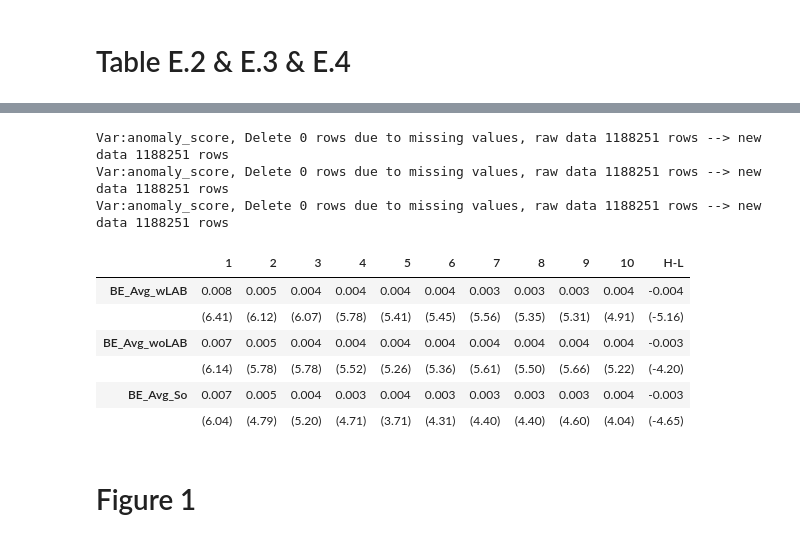
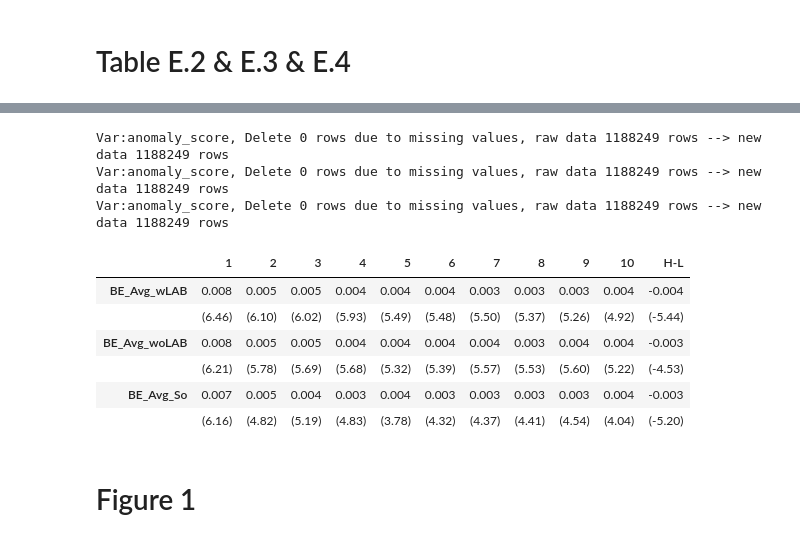
Before and after one commit to yandi-zhu/Man-versus-Machine-Learning-Revisited, a Jupyter notebook: code/03_Main.ipynb, the cells around one changed output, grey strips where cells are left out. Drawn from its saved outputs; the diff is of its cells as text; code cells hidden in the pictures.

```diff
--- a/code/03_Main.ipynb
+++ b/code/03_Main.ipynb
@@ -1088,15 +1055,14 @@ variable_names = [
     "RD",    "OPLeverage"
 ]
 
-osap = pd.read_csv('../data/Other/signed_predictors_dl_wide.csv',
+osap = pd.read_csv('../data/Other/signed_predictors_dl_wide_v1.4.1.csv',
                    usecols=['permno','yyyymm'] + variable_names,
                    )
 osap['YearMonth'] = pd.to_datetime(osap['yyyymm'], format='%Y%m') + MonthEnd(0)
 # %%
 ## So Bias
-# forecast_So = pd.read_parquet('../data/Results/So_eps_AF.parquet')
-forecast_So = pd.read_parquet('../data_BK_250308/Results/So_eps_AF.parquet')
-# df_tmp = pd.read_parquet('./results/df_train_new.parquet')
+forecast_So = pd.read_parquet('../data/Results/So_eps_AF.parquet')
+# forecast_So = pd.read_parquet('../data_BK_250308/Results/So_eps_AF.parquet')
 forecast_So = forecast_So.merge(df[['permno','YearMonth','prc_l1']], on=['permno','YearMonth'])
 
 forecast_So['BE_Q1'] = (forecast_So['AF_q1'] - forecast_So['So_q1']) / forecast_So['prc_l1']
@@ -1298,16 +1247,0 @@ Var1:BE_Avg_So Var2:anomaly_score; Delete 89233 rows due to missing values, raw
-# %%
-## FFC6 alpha
-all_factor = pd.read_csv('../data/Other/ff5_factors_m.CSV')
-all_factor['YearMonth'] = pd.to_datetime(all_factor['yyyymm'], format='%Y%m') + MonthEnd(0)
-# We do sort at the end of month t and use the return of month t+1
-# So we need to shift the factor return by 1 month
-all_factor['YearMonth'] = all_factor['YearMonth'] + MonthEnd(-1)
-
-
-df_,vwret,result = utils.DoubleSort2(df_, 'YearMonth', 'BE_Avg_So', 'anomaly_score',
-                                      5, 10, 'bh1m', 'ME', lag=12, dependent=False,
-                                      adjust_factor=['ones','Mkt_RF','SMB', 'HML', 'RMW', 'CMA'],
-                                      factor_data=all_factor
-                                      )
-result.to_clipboard()
-result
@@ -1329,8 +1247,0 @@ Var1:BE_Avg_So Var2:anomaly_score; Delete 0 rows due to missing values, raw data
-# %%
-df_,vwret,result = utils.DoubleSort2(df_, 'YearMonth', 'BE_Avg_woLAB', 'anomaly_score',
-                                      5, 10, 'bh1m', 'ME', lag=12, dependent=False,
-                                      adjust_factor=['ones','Mkt_RF','SMB', 'HML', 'RMW', 'CMA'],
-                                      factor_data=all_factor
-                                      )
-result.to_clipboard()
-result
@@ -1352,27 +1248,29 @@ Var1:BE_Avg_woLAB Var2:anomaly_score; Delete 0 rows due to missing values, raw d
 # %%
 #################
 ### Table E.4 ###
 #################
 factor_dict = {'Ret':['ones'],}
 sort_var = 'anomaly_score'
 num_level = 10
 results = []
 for agg_var in ['BE_Avg_wLAB','BE_Avg_woLAB','BE_Avg_So']:
     _,vwret = utils.SingleSort(df_,
                             'gvkey', 'YearMonth', sort_var, agg_var, num_level, 'ME', quantile_filter=None)
     result = utils.SingleSort_RetAna(_,vwret/100,'YearMonth',factor_data=None,
                                   factor_dict=factor_dict,lag=12,float_format='%.3f')
     result.index = [agg_var, '']
     results.append(result)
-pd.concat(results,axis=0)
+rlt = pd.concat(results,axis=0)
+rlt.to_clipboard()
+rlt
 # %% [output]
-Var:anomaly_score, Delete 0 rows due to missing values, raw data 1188251 rows --> new data 1188251 rows
-Var:anomaly_score, Delete 0 rows due to missing values, raw data 1188251 rows --> new data 1188251 rows
-Var:anomaly_score, Delete 0 rows due to missing values, raw data 1188251 rows --> new data 1188251 rows
+Var:anomaly_score, Delete 0 rows due to missing values, raw data 1188249 rows --> new data 1188249 rows
+Var:anomaly_score, Delete 0 rows due to missing values, raw data 1188249 rows --> new data 1188249 rows
+Var:anomaly_score, Delete 0 rows due to missing values, raw data 1188249 rows --> new data 1188249 rows
 |  | 1 | 2 | 3 | 4 | 5 | 6 | 7 | 8 | 9 | 10 | H-L |
-| BE_Avg_wLAB | 0.008 | 0.005 | 0.004 | 0.004 | 0.004 | 0.004 | 0.003 | 0.003 | 0.003 | 0.004 | -0.004 |
-|  | (6.41) | (6.12) | (6.07) | (5.78) | (5.41) | (5.45) | (5.56) | (5.35) | (5.31) | (4.91) | (-5.16) |
-| BE_Avg_woLAB | 0.007 | 0.005 | 0.004 | 0.004 | 0.004 | 0.004 | 0.004 | 0.004 | 0.004 | 0.004 | -0.003 |
-|  | (6.14) | (5.78) | (5.78) | (5.52) | (5.26) | (5.36) | (5.61) | (5.50) | (5.66) | (5.22) | (-4.20) |
+| BE_Avg_wLAB | 0.008 | 0.005 | 0.005 | 0.004 | 0.004 | 0.004 | 0.003 | 0.003 | 0.003 | 0.004 | -0.004 |
+|  | (6.46) | (6.10) | (6.02) | (5.93) | (5.49) | (5.48) | (5.50) | (5.37) | (5.26) | (4.92) | (-5.44) |
+| BE_Avg_woLAB | 0.008 | 0.005 | 0.005 | 0.004 | 0.004 | 0.004 | 0.004 | 0.003 | 0.004 | 0.004 | -0.003 |
+|  | (6.21) | (5.78) | (5.69) | (5.68) | (5.32) | (5.39) | (5.57) | (5.53) | (5.60) | (5.22) | (-4.53) |
 | BE_Avg_So | 0.007 | 0.005 | 0.004 | 0.003 | 0.004 | 0.003 | 0.003 | 0.003 | 0.003 | 0.004 | -0.003 |
-|  | (6.04) | (4.79) | (5.20) | (4.71) | (3.71) | (4.31) | (4.40) | (4.40) | (4.60) | (4.04) | (-4.65) |
+|  | (6.16) | (4.82) | (5.19) | (4.83) | (3.78) | (4.32) | (4.37) | (4.41) | (4.54) | (4.04) | (-5.20) |
```
Also changed, not shown: parts of 42 cells of this notebook, 4 other files.
